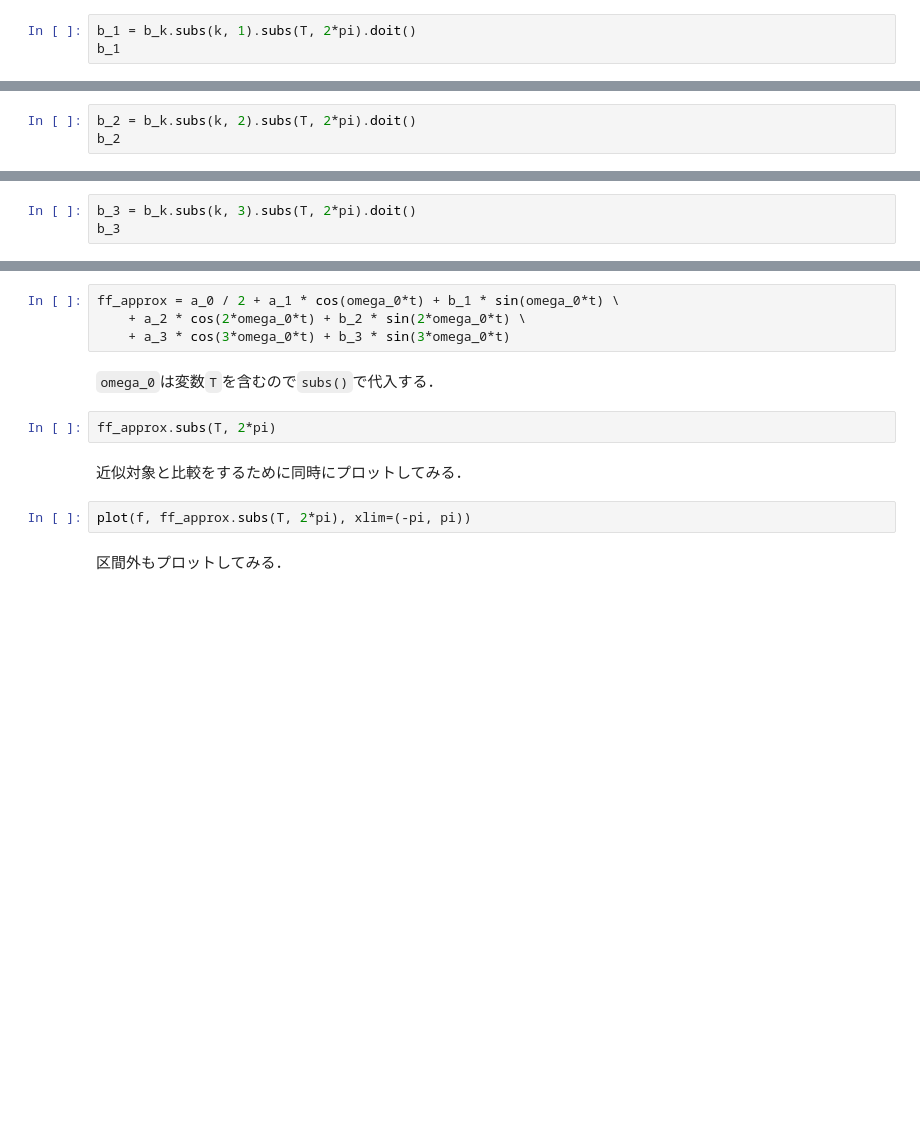
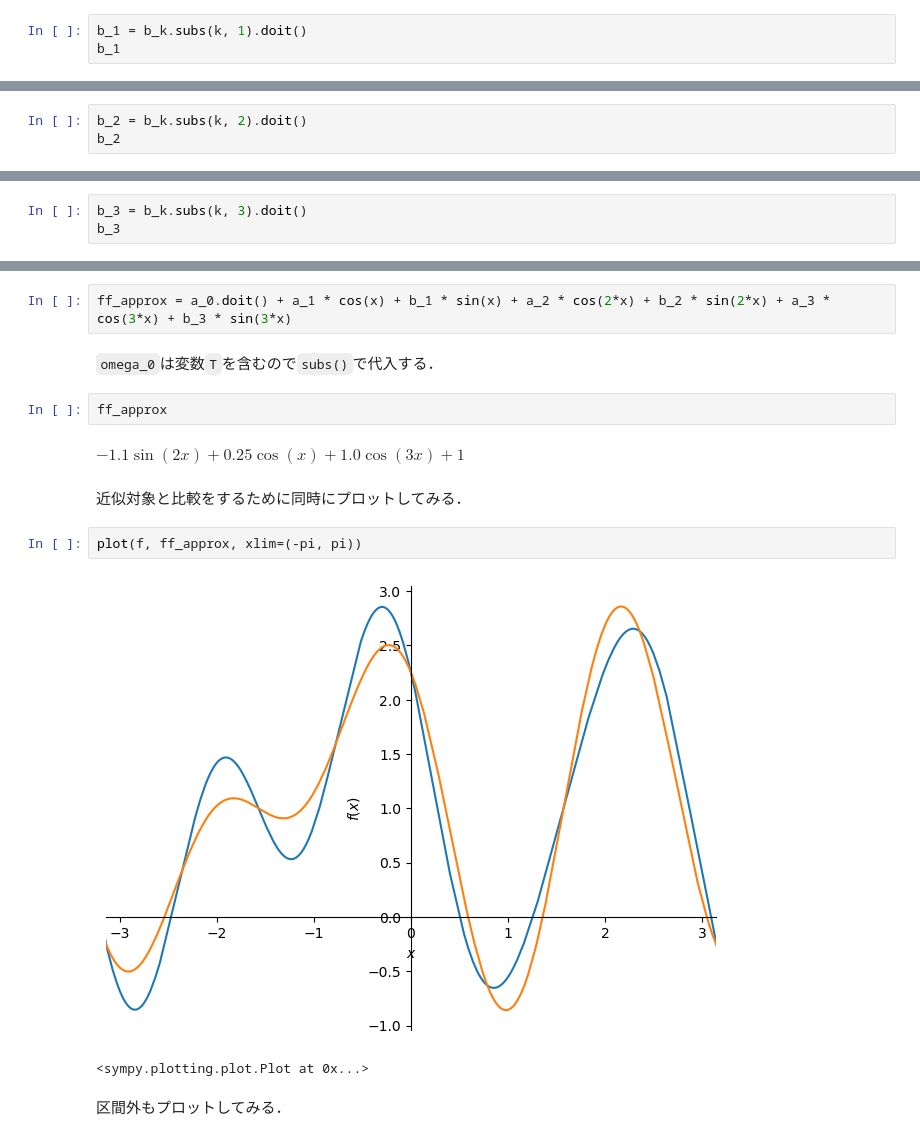
Before and after one commit to aizawan/mathematical_analysis_2024-public, a Jupyter notebook: _sources/notebooks/fourier_analysis/fourier_series_expansion.ipynb, the cells around one changed output, grey strips where cells are left out. Saved outputs shown, nothing was run; the diff lists cells and outputs as text; blank space fills up the shorter version.

```diff
--- a/_sources/notebooks/fourier_analysis/fourier_series_expansion.ipynb
+++ b/_sources/notebooks/fourier_analysis/fourier_series_expansion.ipynb
@@ -484,3 +366,3 @@ b_0
 # %%
-b_1 = b_k.subs(k, 1).subs(T, 2*pi).doit()
+b_1 = b_k.subs(k, 1).doit()
 b_1
@@ -487,3 +371,3 @@ b_1
 # %%
-b_2 = b_k.subs(k, 2).subs(T, 2*pi).doit()
+b_2 = b_k.subs(k, 2).doit()
 b_2
@@ -490,3 +376,3 @@ b_2
 # %%
-b_3 = b_k.subs(k, 3).subs(T, 2*pi).doit()
+b_3 = b_k.subs(k, 3).doit()
 b_3
@@ -493,17 +381,20 @@ b_3
 # %% [markdown]
 計算された $k=3$ までのフーリエ係数をもとにフーリエ級数展開する．
 # %%
-ff_approx = a_0 / 2 + a_1 * cos(omega_0*t) + b_1 * sin(omega_0*t) \
-    + a_2 * cos(2*omega_0*t) + b_2 * sin(2*omega_0*t) \
-    + a_3 * cos(3*omega_0*t) + b_3 * sin(3*omega_0*t)
+ff_approx = a_0.doit() + a_1 * cos(x) + b_1 * sin(x) + a_2 * cos(2*x) + b_2 * sin(2*x) + a_3 * cos(3*x) + b_3 * sin(3*x)
 # %% [markdown]
 `omega_0`は変数`T`を含むので`subs()`で代入する．
 # %%
-ff_approx.subs(T, 2*pi)
+ff_approx
+# %% [output]
+$\displaystyle - 1.1 \sin{\left(2 x \right)} + 0.25 \cos{\left(x \right)} + 1.0 \cos{\left(3 x \right)} + 1$
 # %% [markdown]
 近似対象と比較をするために同時にプロットしてみる．
 # %%
-plot(f, ff_approx.subs(T, 2*pi), xlim=(-pi, pi))
+plot(f, ff_approx, xlim=(-pi, pi))
+# %% [output]
+[figure, added]
+<sympy.plotting.plot.Plot at 0x...>
 # %% [markdown]
 区間外もプロットしてみる．
 # %%
```
Also changed, not shown: parts of 28 cells of this notebook, 26 other files.
